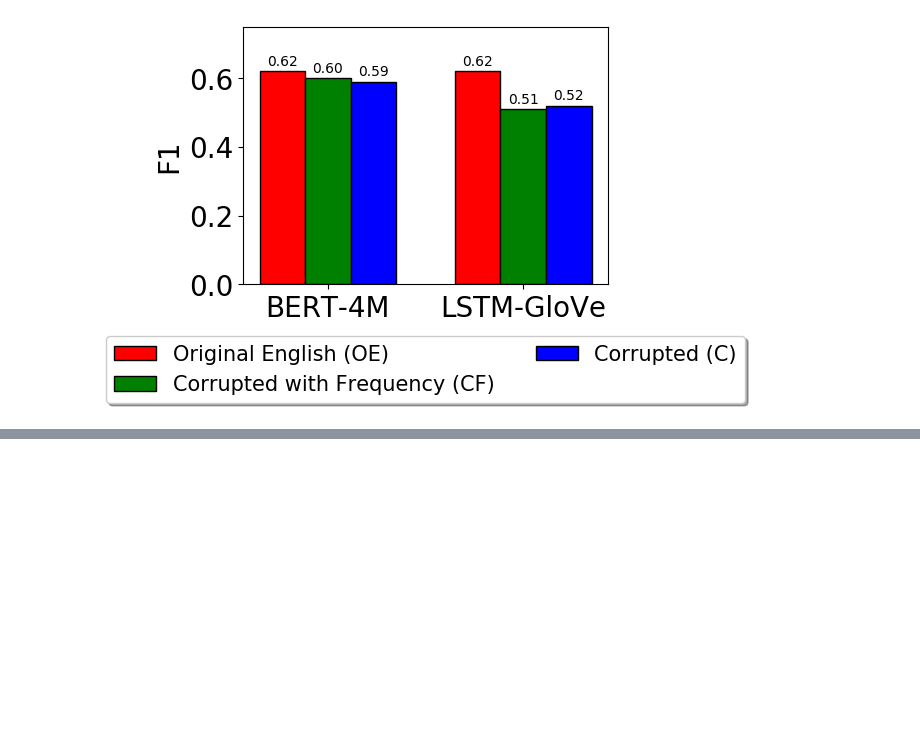
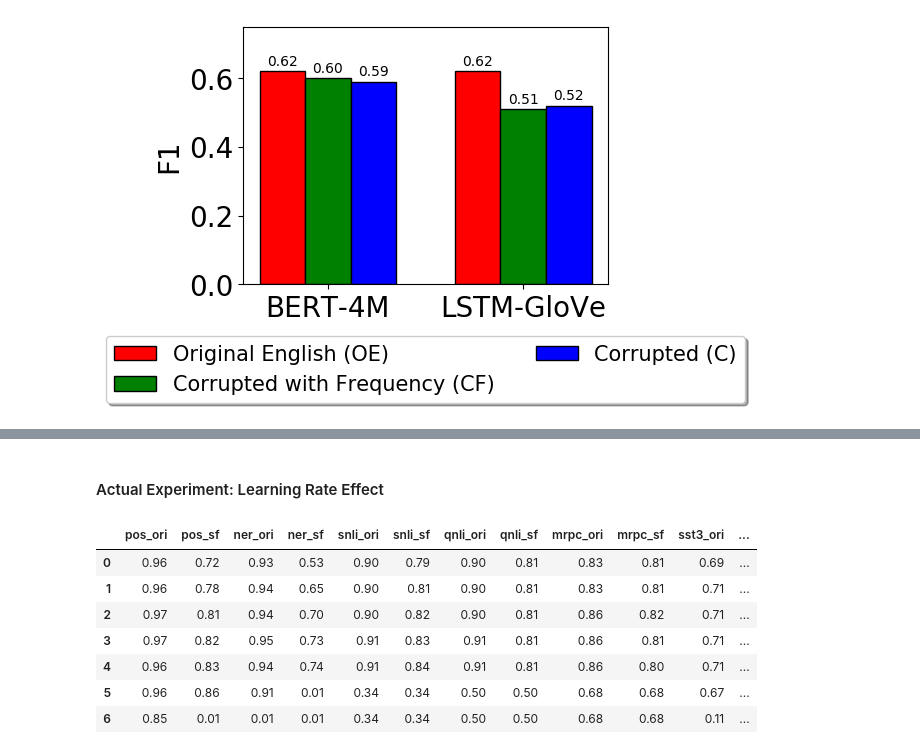
Before and after one commit to frankaging/limits-cross-domain-transfer, a Jupyter notebook: code/visualization_helpers.ipynb, the cells around one changed output, grey strips where cells are left out. Drawn from its saved outputs; the diff is of its cells as text; code cells hidden in the pictures; blank space fills up the shorter version.

```diff
--- a/code/visualization_helpers.ipynb
+++ b/code/visualization_helpers.ipynb
@@ -451,0 +649,14 @@ plt.show()
+# %% [markdown]
+#### Actual Experiment: Learning Rate Effect
+# %%
+exp_data_1 = pd.read_csv("../data-files/learning-rate-effect.csv", delimiter=",")
+exp_data_1
+# %% [output]
+|  | pos_ori | pos_sf | ner_ori | ner_sf | snli_ori | snli_sf | qnli_ori | qnli_sf | mrpc_ori | mrpc_sf | sst3_ori | ... |
+| 0 | 0.96 | 0.72 | 0.93 | 0.53 | 0.90 | 0.79 | 0.90 | 0.81 | 0.83 | 0.81 | 0.69 | ... |
+| 1 | 0.96 | 0.78 | 0.94 | 0.65 | 0.90 | 0.81 | 0.90 | 0.81 | 0.83 | 0.81 | 0.71 | ... |
+| 2 | 0.97 | 0.81 | 0.94 | 0.70 | 0.90 | 0.82 | 0.90 | 0.81 | 0.86 | 0.82 | 0.71 | ... |
+| 3 | 0.97 | 0.82 | 0.95 | 0.73 | 0.91 | 0.83 | 0.91 | 0.81 | 0.86 | 0.81 | 0.71 | ... |
+| 4 | 0.96 | 0.83 | 0.94 | 0.74 | 0.91 | 0.84 | 0.91 | 0.81 | 0.86 | 0.80 | 0.71 | ... |
+| 5 | 0.96 | 0.86 | 0.91 | 0.01 | 0.34 | 0.34 | 0.50 | 0.50 | 0.68 | 0.68 | 0.67 | ... |
+| 6 | 0.85 | 0.01 | 0.01 | 0.01 | 0.34 | 0.34 | 0.50 | 0.50 | 0.68 | 0.68 | 0.11 | ... |
```
Also changed, not shown: parts of 7 cells of this notebook.
